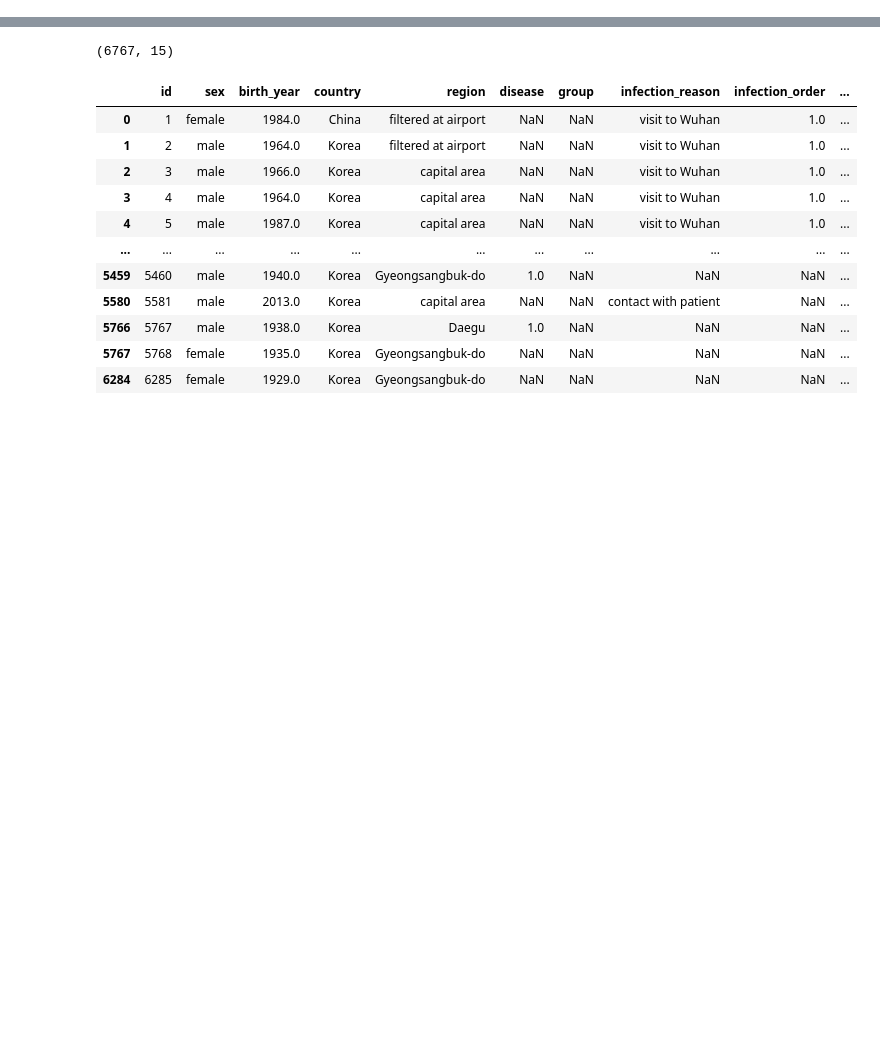
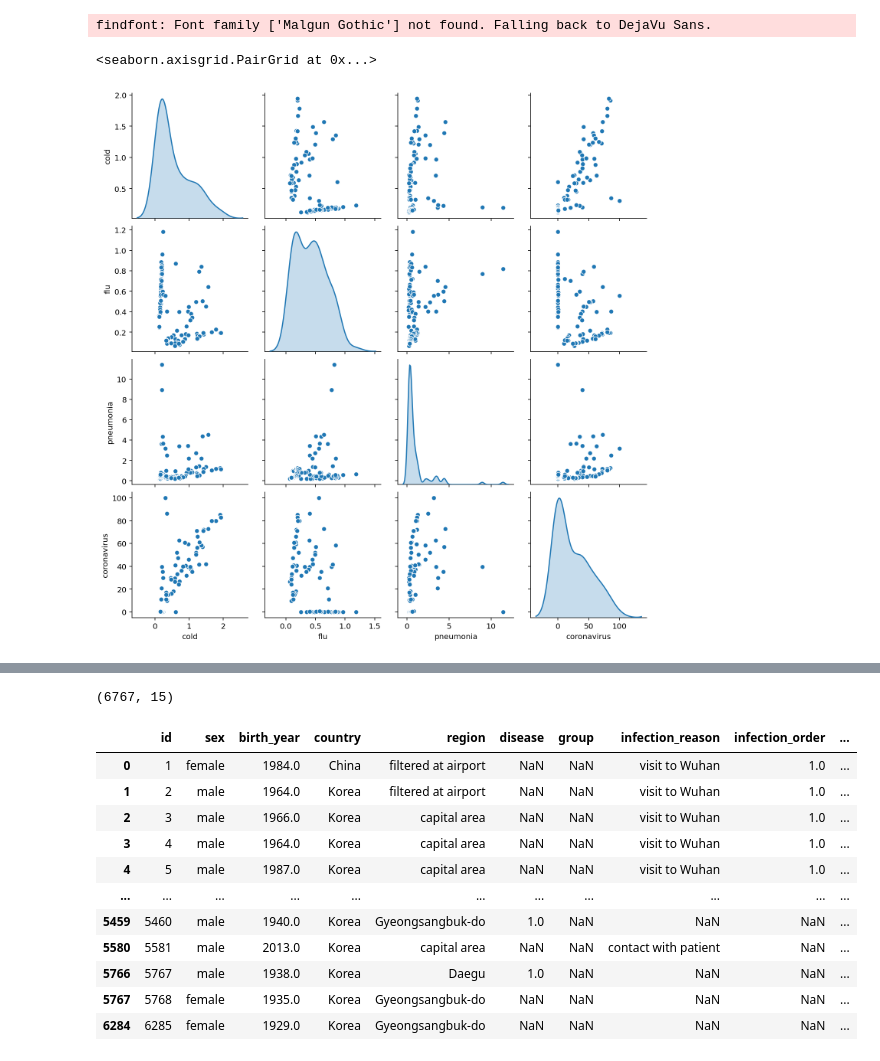
Before and after one commit to LeoHanSung/SinChon8, a Jupyter notebook: namho/corona_namho.ipynb, the cells around one changed output, grey strips where cells are left out. Cells and saved outputs as stored; diff of their text form; code cells hidden in the pictures; blank space fills up the shorter version.

```diff
--- a/namho/corona_namho.ipynb
+++ b/namho/corona_namho.ipynb
@@ -83,0 +267,6 @@ dtype: int64
+# %%
+sns.pairplot(trend[["cold", "flu", "pneumonia", "coronavirus"]], diag_kind="kde")
+# %% [output]
+findfont: Font family ['Malgun Gothic'] not found. Falling back to DejaVu Sans.
+<seaborn.axisgrid.PairGrid at 0x...>
+[figure, added]
```
Also changed, not shown: parts of 21 cells of this notebook.
